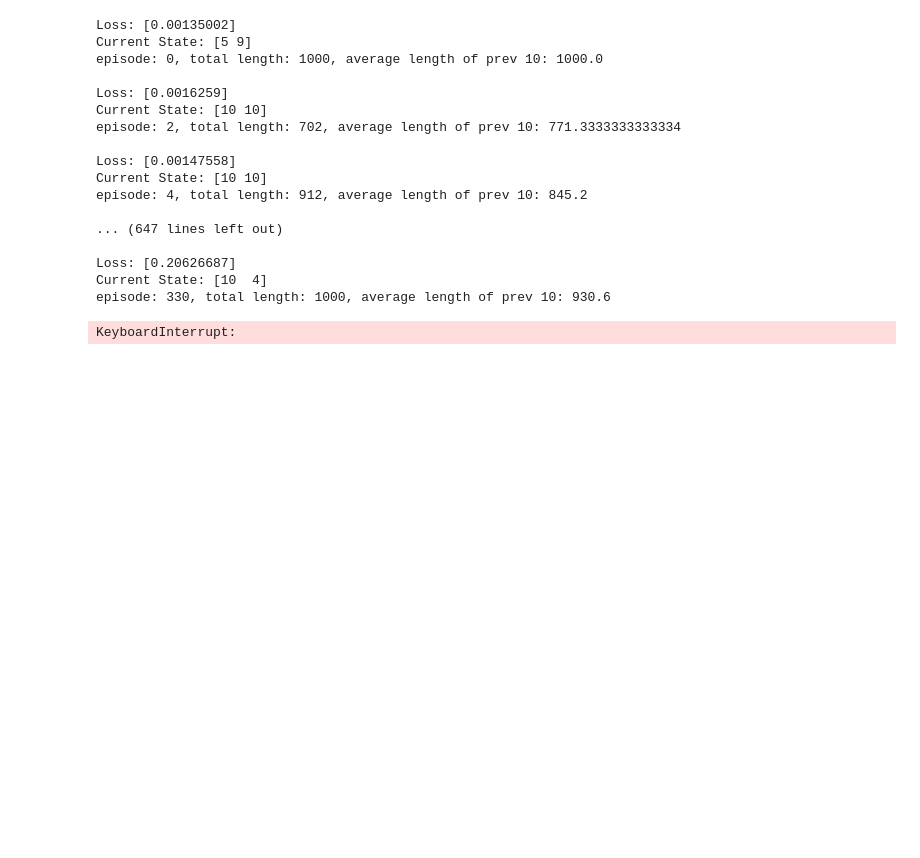
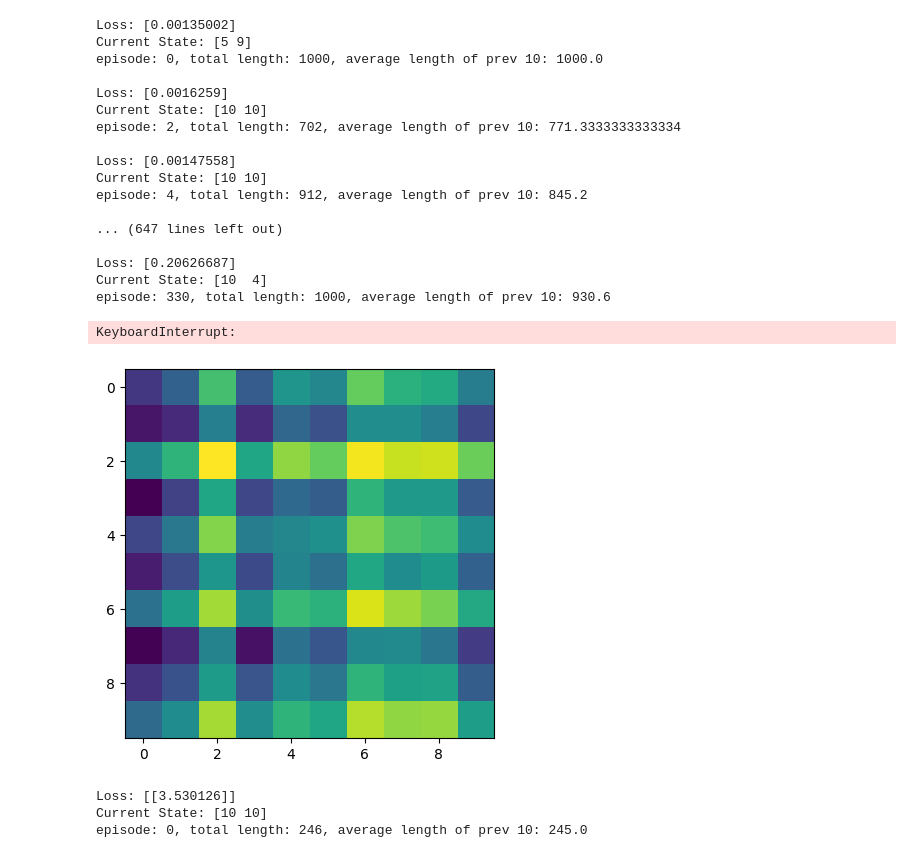
Before and after one commit to atharvaw1/Option_vs_actor_critic, a Jupyter notebook: actor-critic/SingleAgent.ipynb, the cells around one changed output. Drawn from its saved outputs; the diff is of its cells as text; code cells hidden in the pictures; blank space fills up the shorter version.

```diff
--- a/actor-critic/SingleAgent.ipynb
+++ b/actor-critic/SingleAgent.ipynb
@@ -371,7 +371,7 @@ output_size = four_rooms_env_no_jitter.action_space.n
 many_run_lengths, many_run_average_lengths, many_run_entropies, many_run_losses, many_run_rewards = [], [], [], [], []
 
 for i in range(5):
-    agent = A2CTD0(four_rooms_env_jitter, state_height, hidden_size, output_size, learning_rate, num_episodes=max_episodes, num_steps=num_steps, gamma=gamma)
+    agent = A2CTD0(four_rooms_env_no_jitter, state_height, hidden_size, output_size, learning_rate, num_episodes=max_episodes, num_steps=num_steps, gamma=gamma)
     all_lengths, average_lengths, all_entropies, all_losses, episode_rewards = agent.train()
 
     many_run_average_lengths.append(average_lengths)
@@ -499,7 +475,7 @@ output_size = four_rooms_env_no_jitter.action_space.n
 many_run_lengths, many_run_average_lengths, many_run_entropies, many_run_losses, many_run_rewards = [], [], [], [], []
 
 for i in range(5):
-    agent = SAC(four_rooms_env_jitter, state_height, hidden_size, output_size, learning_rate, num_episodes=max_episodes, num_steps=num_steps, gamma=gamma)
+    agent = SAC(four_rooms_env_no_jitter, state_height, hidden_size, output_size, learning_rate, num_episodes=max_episodes, num_steps=num_steps, gamma=gamma)
     all_lengths, average_lengths, all_entropies, all_losses, episode_rewards = agent.train()
 
     many_run_average_lengths.append(average_lengths)
@@ -532,0 +568,35 @@ KeyboardInterrupt:
+# %%
+"""
+These results are generated with a2c reward of 1 on episode completion and -0.5 on every step
+"""
+hidden_size = 64
+learning_rate = 3e-4
+
+# Constants
+gamma = 0.99
+num_steps = 1
+max_episodes = 1000
+state_height = 11
+
+# 22 inputs. 11 for the current state and 11 for the next state. To one hot encode our integer values.
+output_size = four_rooms_env_no_jitter.action_space.n
+many_run_lengths, many_run_average_lengths, many_run_entropies, many_run_losses, many_run_rewards = [], [], [], [], []
+
+for i in range(5):
+    agent = ACEligibility(four_rooms_env_no_jitter, state_height, hidden_size, output_size, learning_rate, num_episodes=max_episodes, num_steps=num_steps, gamma=gamma, lambda_=0.9)
+    all_lengths, average_lengths, all_entropies, all_losses, episode_rewards = agent.train()
+
+    many_run_average_lengths.append(average_lengths)
+
+    # rolling_avg_entropies = pd.Series(all_entropies).rolling(10).mean()
+    # many_run_entropies.append(rolling_avg_entropies)
+
+    rolling_avg_losses = pd.Series(all_losses).rolling(10).mean()
+    many_run_losses.append(rolling_avg_losses)
+
+    many_run_rewards.append(episode_rewards)
+# %% [output]
+[figure, added]
+Loss: [[3.530126]]
+Current State: [10 10]
+episode: 0, total length: 246, average length of prev 10: 245.0
```
Also changed, not shown: parts of 2 cells of this notebook.
